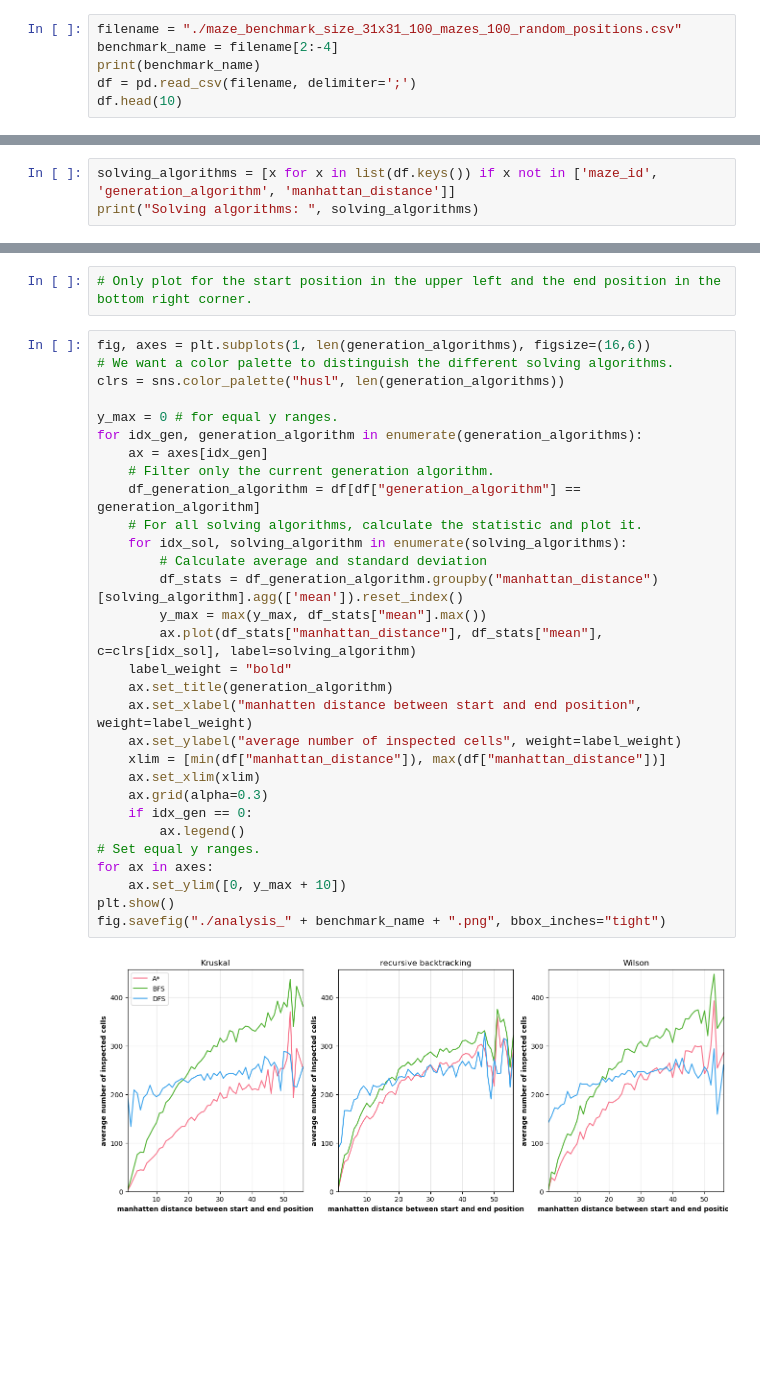
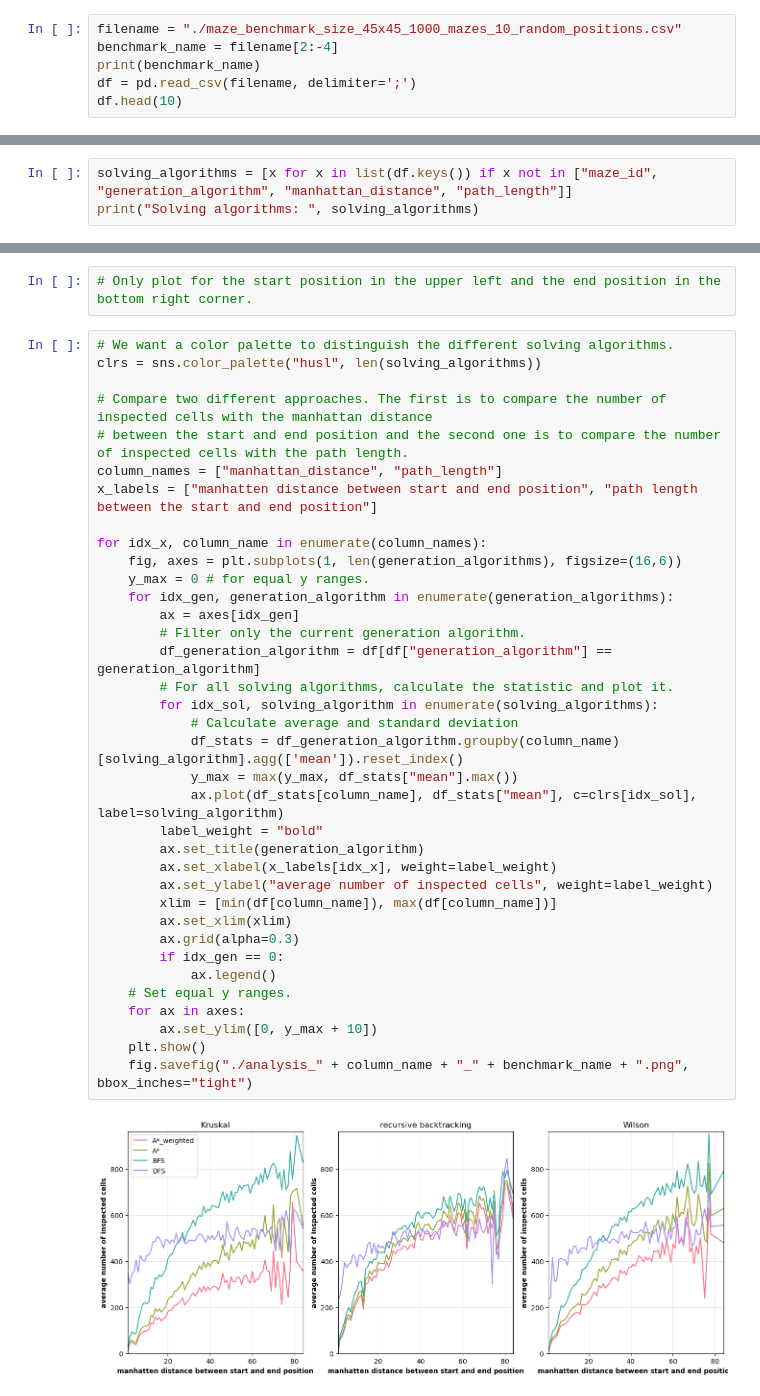
Before and after one commit to startbit96/mazes, a Jupyter notebook: benchmark_analysis/analysis.ipynb, the cells around one changed output, grey strips where cells are left out. Drawn from its saved outputs; the diff is of its cells as text; blank space fills up the shorter version.

Commit message:
polished benchmarking and added weighted a star

```diff
--- a/benchmark_analysis/analysis.ipynb
+++ b/benchmark_analysis/analysis.ipynb
@@ -9,7 +9,7 @@ import seaborn as sns
 ## Import the data.
 Note that you need to create the data first using the mazes Rust program.
 # %%
-filename = "./maze_benchmark_size_31x31_100_mazes_100_random_positions.csv"
+filename = "./maze_benchmark_size_45x45_1000_mazes_10_random_positions.csv"
 benchmark_name = filename[2:-4]
 print(benchmark_name)
 df = pd.read_csv(filename, delimiter=';')
@@ -40,4 +40,4 @@ Wilson number of entries: 10100
 # %%
-solving_algorithms = [x for x in list(df.keys()) if x not in ['maze_id', 'generation_algorithm', 'manhattan_distance']]
+solving_algorithms = [x for x in list(df.keys()) if x not in ["maze_id", "generation_algorithm", "manhattan_distance", "path_length"]]
 print("Solving algorithms: ", solving_algorithms)
 # %% [output]
@@ -47,34 +47,40 @@ Solving algorithms:  ['A*', 'BFS', 'DFS']
 # %%
 # Only plot for the start position in the upper left and the end position in the bottom right corner.
 # %%
-fig, axes = plt.subplots(1, len(generation_algorithms), figsize=(16,6))
 # We want a color palette to distinguish the different solving algorithms.
-clrs = sns.color_palette("husl", len(generation_algorithms))
+clrs = sns.color_palette("husl", len(solving_algorithms))
 
-y_max = 0 # for equal y ranges.
-for idx_gen, generation_algorithm in enumerate(generation_algorithms):
-    ax = axes[idx_gen]
-    # Filter only the current generation algorithm.
-    df_generation_algorithm = df[df["generation_algorithm"] == generation_algorithm]
-    # For all solving algorithms, calculate the statistic and plot it.
-    for idx_sol, solving_algorithm in enumerate(solving_algorithms):
-        # Calculate average and standard deviation
-        df_stats = df_generation_algorithm.groupby("manhattan_distance")[solving_algorithm].agg(['mean']).reset_index()
-        y_max = max(y_max, df_stats["mean"].max())
-        ax.plot(df_stats["manhattan_distance"], df_stats["mean"], c=clrs[idx_sol], label=solving_algorithm)
-    label_weight = "bold"
-    ax.set_title(generation_algorithm)
-    ax.set_xlabel("manhatten distance between start and end position", weight=label_weight)
-    ax.set_ylabel("average number of inspected cells", weight=label_weight)
-    xlim = [min(df["manhattan_distance"]), max(df["manhattan_distance"])]
-    ax.set_xlim(xlim)
-    ax.grid(alpha=0.3)
-    if idx_gen == 0:
-        ax.legend()
-# Set equal y ranges.
-for ax in axes:
-    ax.set_ylim([0, y_max + 10])
-plt.show()
-fig.savefig("./analysis_" + benchmark_name + ".png", bbox_inches="tight")
+# Compare two different approaches. The first is to compare the number of inspected cells with the manhattan distance
+# between the start and end position and the second one is to compare the number of inspected cells with the path length.
+column_names = ["manhattan_distance", "path_length"]
+x_labels = ["manhatten distance between start and end position", "path length between the start and end position"]
+
+for idx_x, column_name in enumerate(column_names):
+    fig, axes = plt.subplots(1, len(generation_algorithms), figsize=(16,6))
+    y_max = 0 # for equal y ranges.
+    for idx_gen, generation_algorithm in enumerate(generation_algorithms):
+        ax = axes[idx_gen]
+        # Filter only the current generation algorithm.
+        df_generation_algorithm = df[df["generation_algorithm"] == generation_algorithm]
+        # For all solving algorithms, calculate the statistic and plot it.
+        for idx_sol, solving_algorithm in enumerate(solving_algorithms):
+            # Calculate average and standard deviation
+            df_stats = df_generation_algorithm.groupby(column_name)[solving_algorithm].agg(['mean']).reset_index()
+            y_max = max(y_max, df_stats["mean"].max())
+            ax.plot(df_stats[column_name], df_stats["mean"], c=clrs[idx_sol], label=solving_algorithm)
+        label_weight = "bold"
+        ax.set_title(generation_algorithm)
+        ax.set_xlabel(x_labels[idx_x], weight=label_weight)
+        ax.set_ylabel("average number of inspected cells", weight=label_weight)
+        xlim = [min(df[column_name]), max(df[column_name])]
+        ax.set_xlim(xlim)
+        ax.grid(alpha=0.3)
+        if idx_gen == 0:
+            ax.legend()
+    # Set equal y ranges.
+    for ax in axes:
+        ax.set_ylim([0, y_max + 10])
+    plt.show()
+    fig.savefig("./analysis_" + column_name + "_" + benchmark_name + ".png", bbox_inches="tight")
 # %% [output]
-[figure, old version]
+[figure, new version]
```
Also changed, not shown: parts of 4 cells of this notebook, 6 other files.
